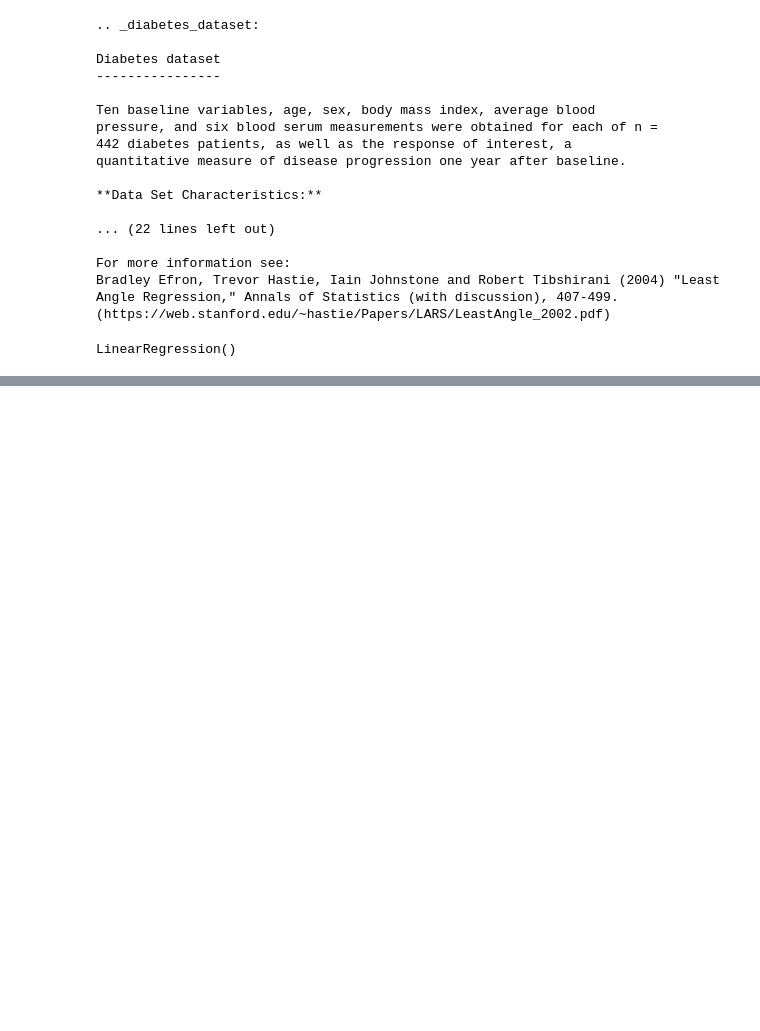
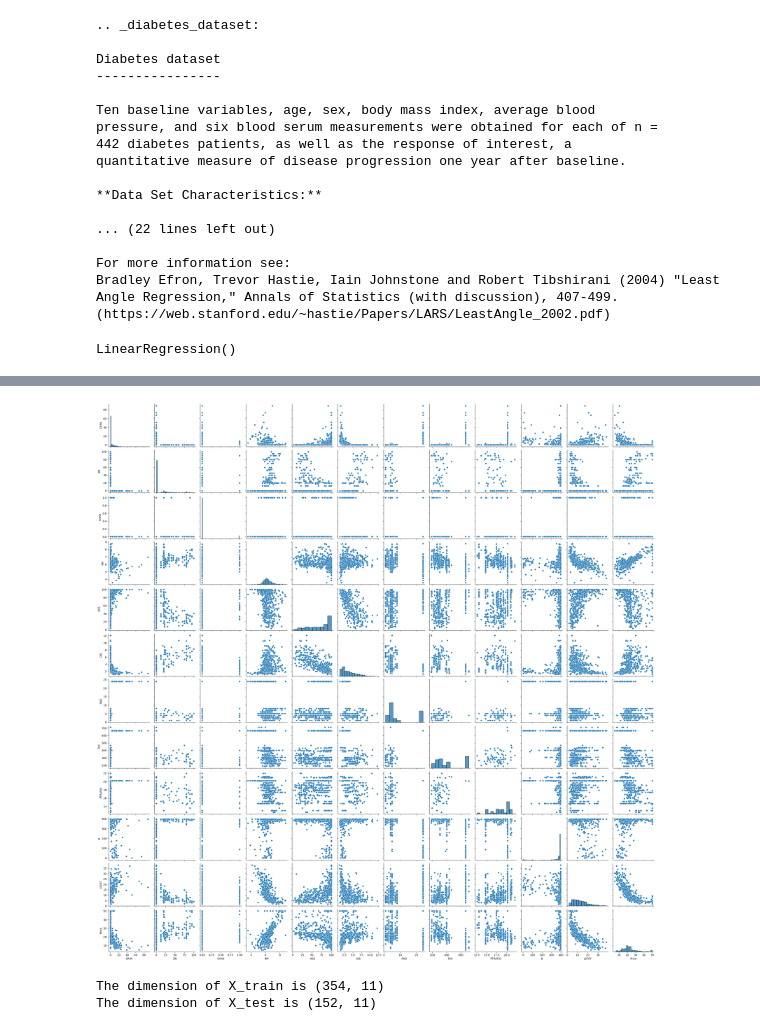
Before and after one commit to Sameershrinath/5th_sem, a Jupyter notebook: PYTHON/machine_learning/Linearregression.ipynb, the cells around one changed output, grey strips where cells are left out. Saved outputs shown, nothing was run; the diff lists cells and outputs as text; code cells hidden in the pictures; blank space fills up the shorter version.

```diff
--- a/PYTHON/machine_learning/Linearregression.ipynb
+++ b/PYTHON/machine_learning/Linearregression.ipynb
@@ -214,0 +284,33 @@ LinearRegression()
+# %%
+#There are cases of multicolinearity, we will drop a few columns
+boston_df.drop(columns = ["INDUS", "NOX"], inplace = True)
+
+#pairplot
+sns.pairplot(boston_df)
+
+#we will log the LSTAT Column
+boston_df.LSTAT = np.log(boston_df.LSTAT)
+plt.show()
+# %% [output]
+[figure, added]
+# %%
+#preview
+features = boston_df.columns[0:11]
+target = boston_df.columns[-1]
+
+#X and y values
+X = boston_df[features].values
+y = boston_df[target].values
+
+#splot
+X_train, X_test, y_train, y_test = train_test_split(X, y, test_size=0.3, random_state=17)
+
+print("The dimension of X_train is {}".format(X_train.shape))
+print("The dimension of X_test is {}".format(X_test.shape))
+#Scale features
+scaler = StandardScaler()
+X_train = scaler.fit_transform(X_train)
+X_test = scaler.transform(X_test)
+# %% [output]
+The dimension of X_train is (354, 11)
+The dimension of X_test is (152, 11)
```
Also changed, not shown: parts of 10 cells of this notebook.
